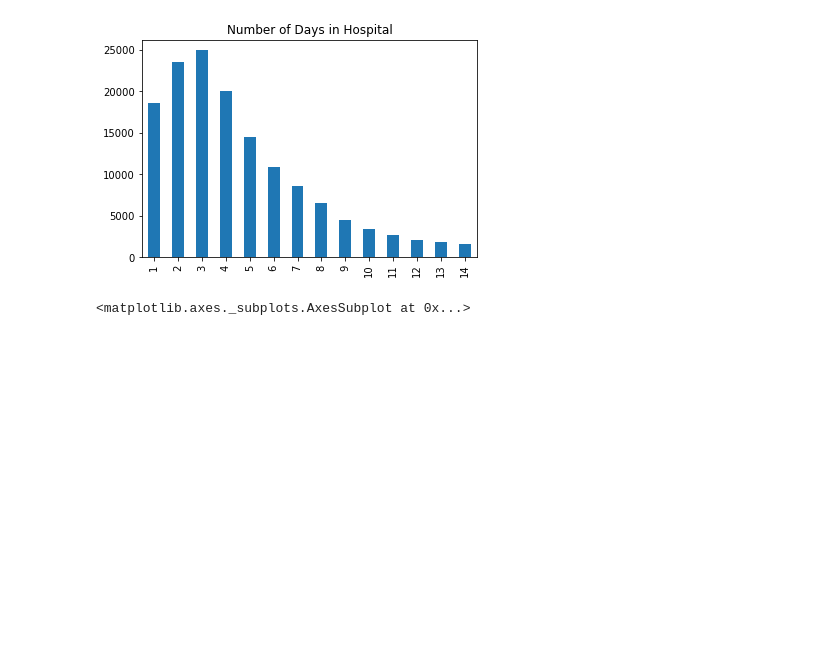
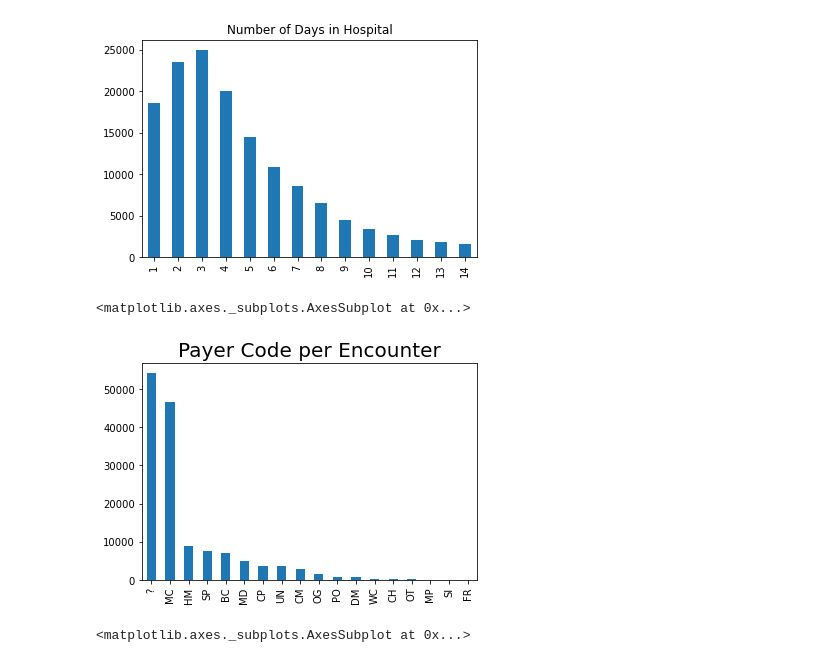
Before and after one commit to Danieldacruz7/Patient-Selection-for-Diabetes-Drug-Testing, a Jupyter notebook: student_project.ipynb, the cells around one changed output. Drawn from its saved outputs; the diff is of its cells as text; code cells hidden in the pictures; blank space fills up the shorter version.

```diff
--- a/student_project.ipynb
+++ b/student_project.ipynb
@@ -177,6 +183,12 @@ df['time_in_hospital'].value_counts().sort_index().plot(kind='bar')
 # %% [output]
 <matplotlib.axes._subplots.AxesSubplot at 0x...>
 [figure]
+# %%
+plt.title("Payer Code per Encounter", size = 20)
+df['payer_code'].value_counts().plot(kind='bar')
+# %% [output]
+<matplotlib.axes._subplots.AxesSubplot at 0x...>
+[figure, added]
 # %%
 plt.title("Medical Specialty of Admitting Physician")
 df['medical_specialty'].value_counts()[:20].plot(kind='bar')
```
Also changed, not shown: parts of 21 cells of this notebook.
